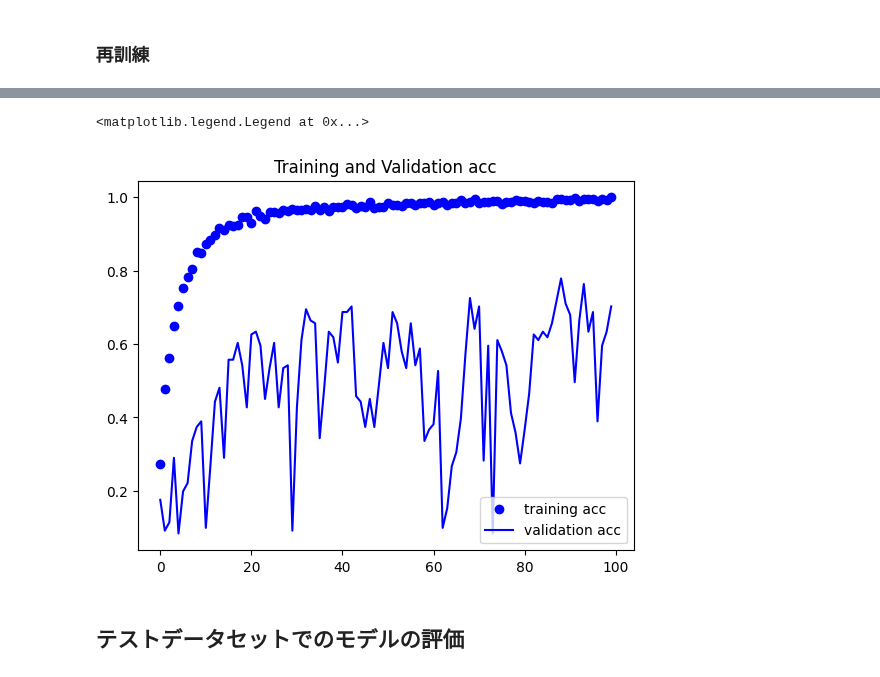
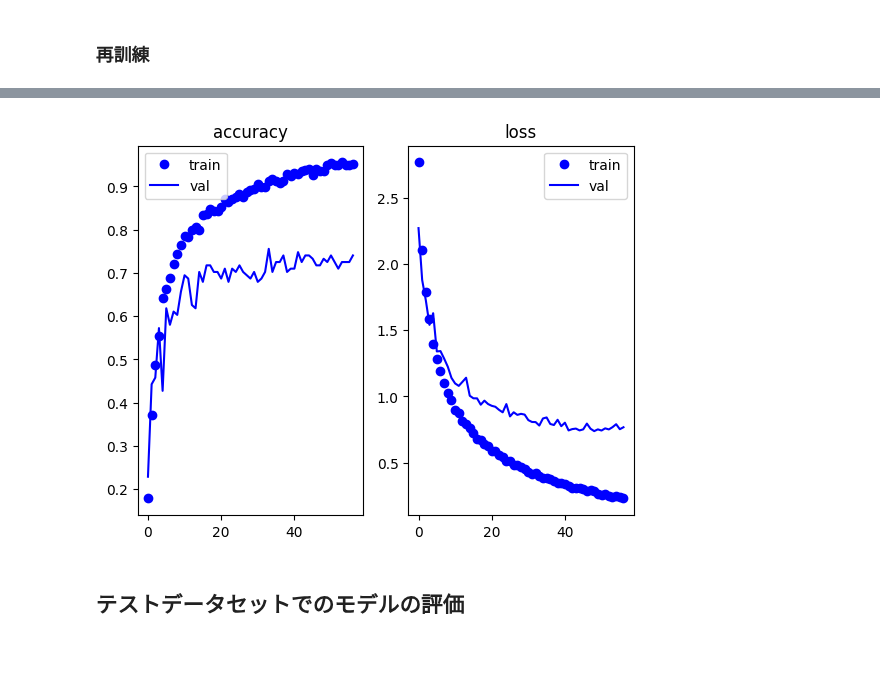
Before and after one commit to phytometrics/plant_phenotyping_python, a Jupyter notebook: notebooks/barley_seed_classification.ipynb, the cells around one changed output, grey strips where cells are left out. Cells and saved outputs as stored; diff of their text form; code cells hidden in the pictures.

```diff
--- a/notebooks/barley_seed_classification.ipynb
+++ b/notebooks/barley_seed_classification.ipynb
@@ -160,7 +180,7 @@ tf.keras.backend.clear_session()
 
 model = tf.keras.Sequential(
     [
-        layers.Input((128,128,3)),
+        layers.Input((224,224,3)),
         layers.Conv2D(32, (3,3), padding="same", activation="relu"),
         layers.BatchNormalization(),
         layers.Conv2D(32, (3,3), padding="same", activation="relu"),
@@ -279,9 +295,11 @@ print(keras_cw)
 tf.keras.backend.clear_session()
 
 # mobilenetには前処理レイヤーが含まれていることに留意する
-base_model = tf.keras.applications.MobileNetV3Small(input_shape=(128,128,3),
+base_model = tf.keras.applications.MobileNetV3Large(input_shape=(224,224,3),
                                                     include_top=False,
                                                     weights='imagenet')
+for layer in base_model.layers:
+    layer.trainable = False
 model = tf.keras.Sequential(
     [
         base_model,
@@ -299,8 +315,6 @@ model.compile(loss='categorical_crossentropy',
 ### データ拡張をする
 # %%
 train_params = {
-    "width_shift_range":10.0,
-    "height_shift_range":10.0,
     "horizontal_flip":True,
     "vertical_flip":True,
 }
@@ -333,6 +347,7 @@ history = model.fit(
     epochs = 100,
     validation_data = (x_val, y_val),
     class_weight = keras_cw,
+    callbacks=[es]
     )
 # %% [output]
 Epoch 1/100
@@ -356,15 +370,18 @@ KeyboardInterrupt: ignored
 # %%
 acc = history.history['accuracy']
 val_acc = history.history['val_accuracy']
+loss = history.history['loss']
+val_loss = history.history['val_loss']
 
-epochs = range(len(acc))
-plt.plot(epochs, acc, 'bo' ,label = 'training acc')
-plt.plot(epochs, val_acc, 'b' , label= 'validation acc')
-plt.title('Training and Validation acc')
-plt.legend()
+for i, metric in enumerate(["accuracy", "loss"]):
+    epochs = range(len(history.epoch))
+    plt.subplot(1,2,i+1)
+    plt.plot(epochs, history.history[metric], 'bo', label = 'train')
+    plt.plot(epochs, history.history["val_"+metric], 'b' , label= 'val')
+    plt.title(metric)
+    plt.legend()
 # %% [output]
-<matplotlib.legend.Legend at 0x...>
-[figure, old version]
+[figure, new version]
 # %% [markdown]
 ## テストデータセットでのモデルの評価
 # %%
```
Also changed, not shown: parts of 17 cells of this notebook.
